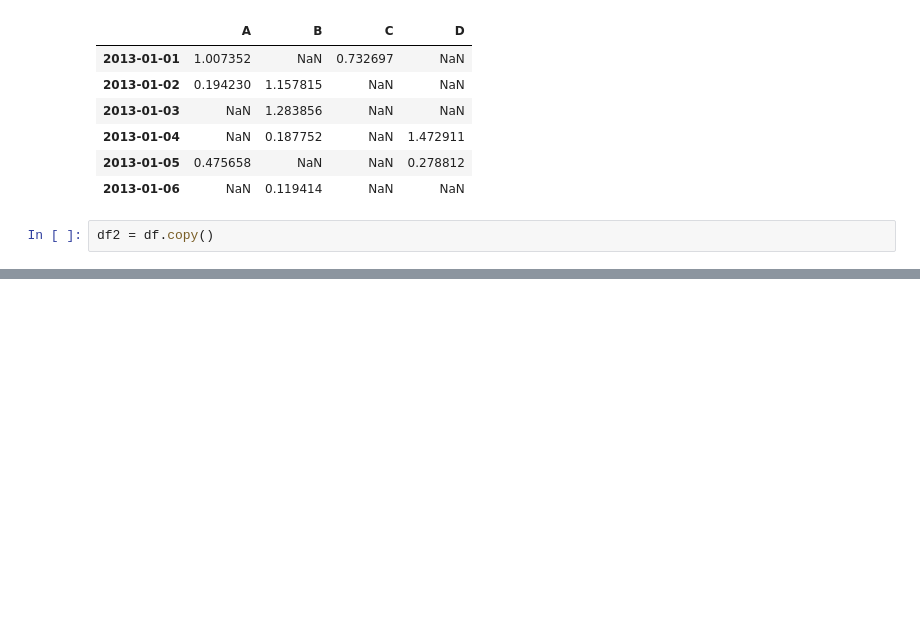
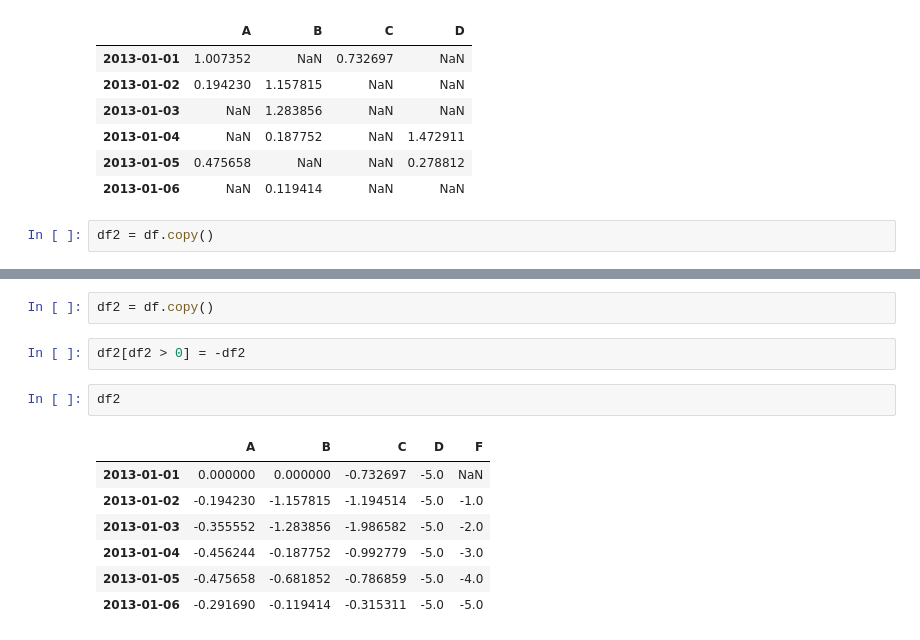
Before and after one commit to namsuhyeong/pandas, a Jupyter notebook: 10_minutes_to_pandas.ipynb, the cells around one changed output, grey strips where cells are left out. Cells and saved outputs as stored; diff of their text form; blank space fills up the shorter version.

```diff
--- a/10_minutes_to_pandas.ipynb
+++ b/10_minutes_to_pandas.ipynb
@@ -259,0 +302,14 @@ df2 = df.copy()
+# %%
+df2 = df.copy()
+# %%
+df2[df2 > 0] = -df2
+# %%
+df2
+# %% [output]
+|  | A | B | C | D | F |
+| 2013-01-01 | 0.000000 | 0.000000 | -0.732697 | -5.0 | NaN |
+| 2013-01-02 | -0.194230 | -1.157815 | -1.194514 | -5.0 | -1.0 |
+| 2013-01-03 | -0.355552 | -1.283856 | -1.986582 | -5.0 | -2.0 |
+| 2013-01-04 | -0.456244 | -0.187752 | -0.992779 | -5.0 | -3.0 |
+| 2013-01-05 | -0.475658 | -0.681852 | -0.786859 | -5.0 | -4.0 |
+| 2013-01-06 | -0.291690 | -0.119414 | -0.315311 | -5.0 | -5.0 |
```
Also changed, not shown: parts of 9 cells of this notebook.
